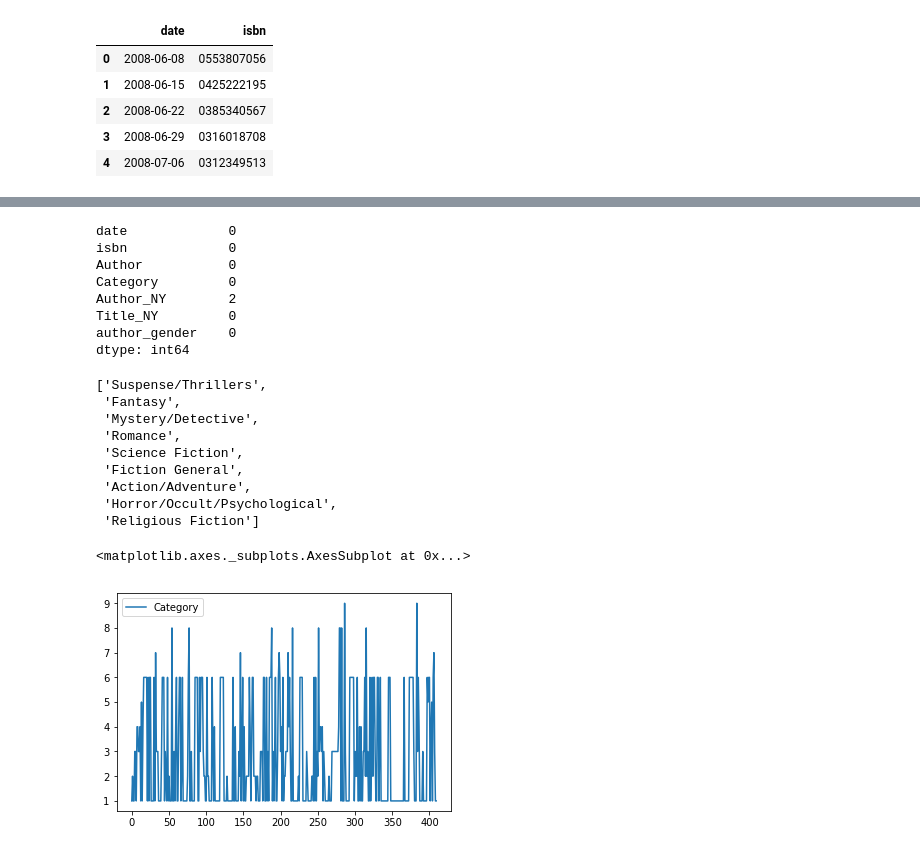
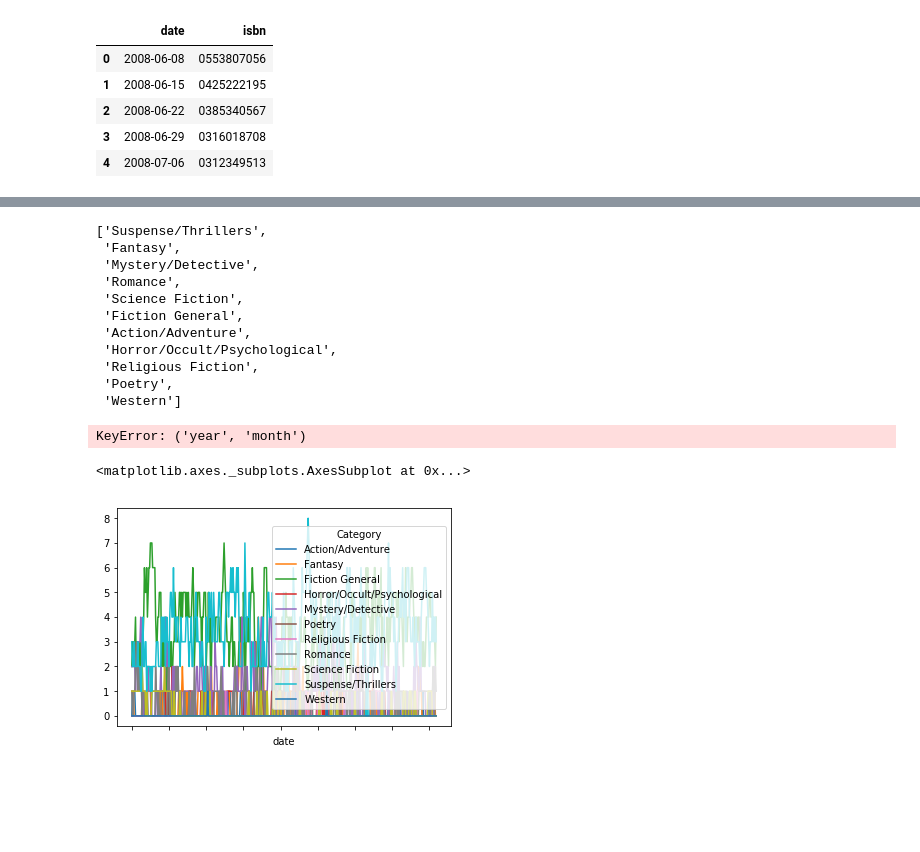
Before and after one commit to krsmith/DS1-Sprint1-Project-NYTimesBooks, a Jupyter notebook: Books_2.ipynb, the cells around one changed output, grey strips where cells are left out. Drawn from its saved outputs; the diff is of its cells as text; code cells hidden in the pictures; blank space fills up the shorter version.

```diff
--- a/Books_2.ipynb
+++ b/Books_2.ipynb
@@ -107,0 +205,10 @@ n1_books.head()
+# %%
+fiction = pd.merge(f1_books, f2_books, how='outer')
+fiction = pd.merge(fiction, f3_books, how='outer')
+fiction = pd.merge(fiction, f4_books, how='outer')
+fiction = pd.merge(fiction, f5_books, how='outer')
+fiction = pd.merge(fiction, f6_books, how='outer')
+fiction = pd.merge(fiction, f7_books, how='outer')
+fiction = pd.merge(fiction, f8_books, how='outer')
+fiction = pd.merge(fiction, f9_books, how='outer')
+fiction = pd.merge(fiction, f10_books, how='outer')
@@ -107,0 +230,4 @@ n1_books.head()
+# %%
+#fiction['date'] = fiction['date'].astype('datetime64[D]')
+fiction['date'] = pd.to_datetime(fiction['date'], format = "%Y-%M-%D")
+fiction.info()
@@ -107,0 +248,5 @@ n1_books.head()
+# %%
+fiction['month'] = fiction['date'].dt.month
+fiction['year'] = fiction['date'].dt.year
+#fiction['yearMonth'] = fiction['year'].astype(str) + fiction['month']
+fiction.head()
@@ -118,17 +286,6 @@ author_gender    3
 dtype: int64
-# %%
-n1_books.isna().sum()
-# %% [output]
-date             0
-isbn             0
-Author           0
-Category         0
-Author_NY        2
-Title_NY         0
-author_gender    0
-dtype: int64
 # %%
-f1_books.Category.unique().tolist()
+fiction.Category.unique().tolist()
 # %% [output]
 ['Suspense/Thrillers',
  'Fantasy',
@@ -138,7 +295,9 @@ f1_books.Category.unique().tolist()
  'Fiction General',
  'Action/Adventure',
  'Horror/Occult/Psychological',
- 'Religious Fiction']
+ 'Religious Fiction',
+ 'Poetry',
+ 'Western']
 # %%
 f1_books.Category.replace({'Suspense/Thrillers':1,
  'Fantasy':2,
@@ -149,8 +308,12 @@ f1_books.Category.replace({'Suspense/Thrillers':1,
  'Action/Adventure':7,
  'Horror/Occult/Psychological':8,
  'Religious Fiction':9}, inplace=True)
+# %%
+category = pd.crosstab(fiction['year','month'], fiction['Category'])
+# %% [output]
+KeyError: ('year', 'month')
 # %%
-f1_books.plot()
+category.plot()
 # %% [output]
 <matplotlib.axes._subplots.AxesSubplot at 0x...>
-[figure, old version]
+[figure, new version]
```
Also changed, not shown: parts of 23 cells of this notebook.
